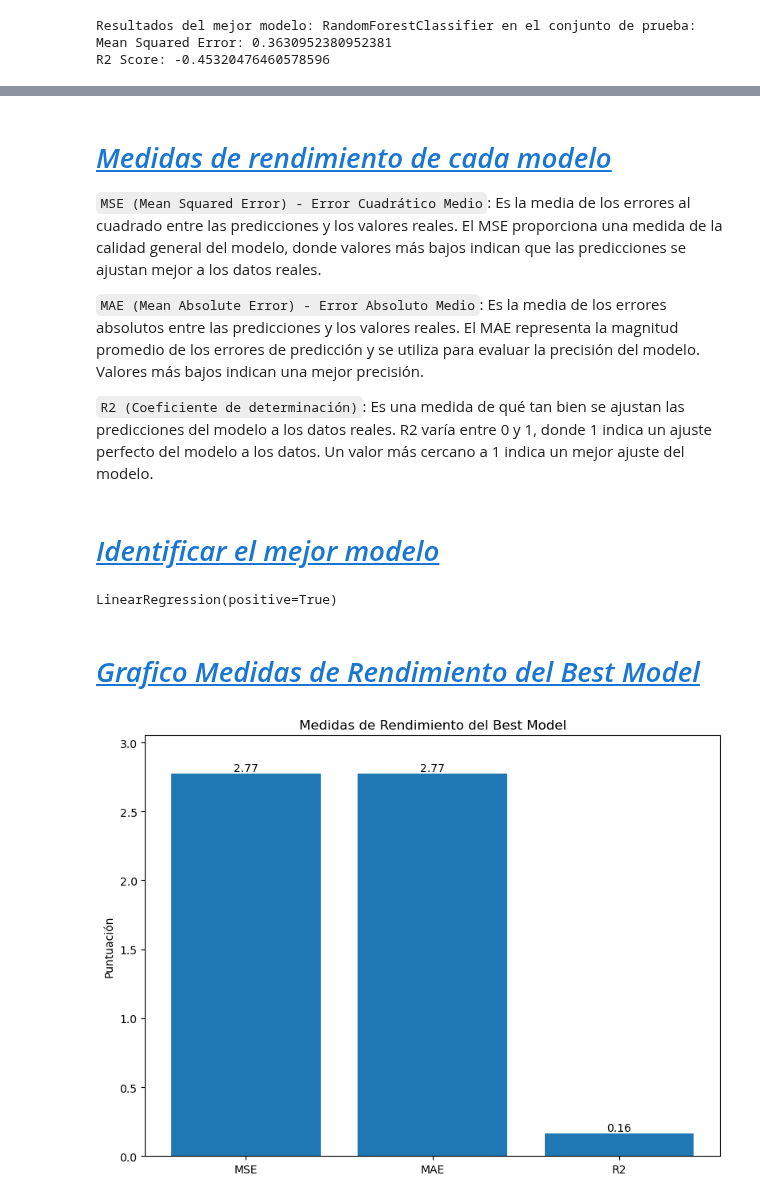
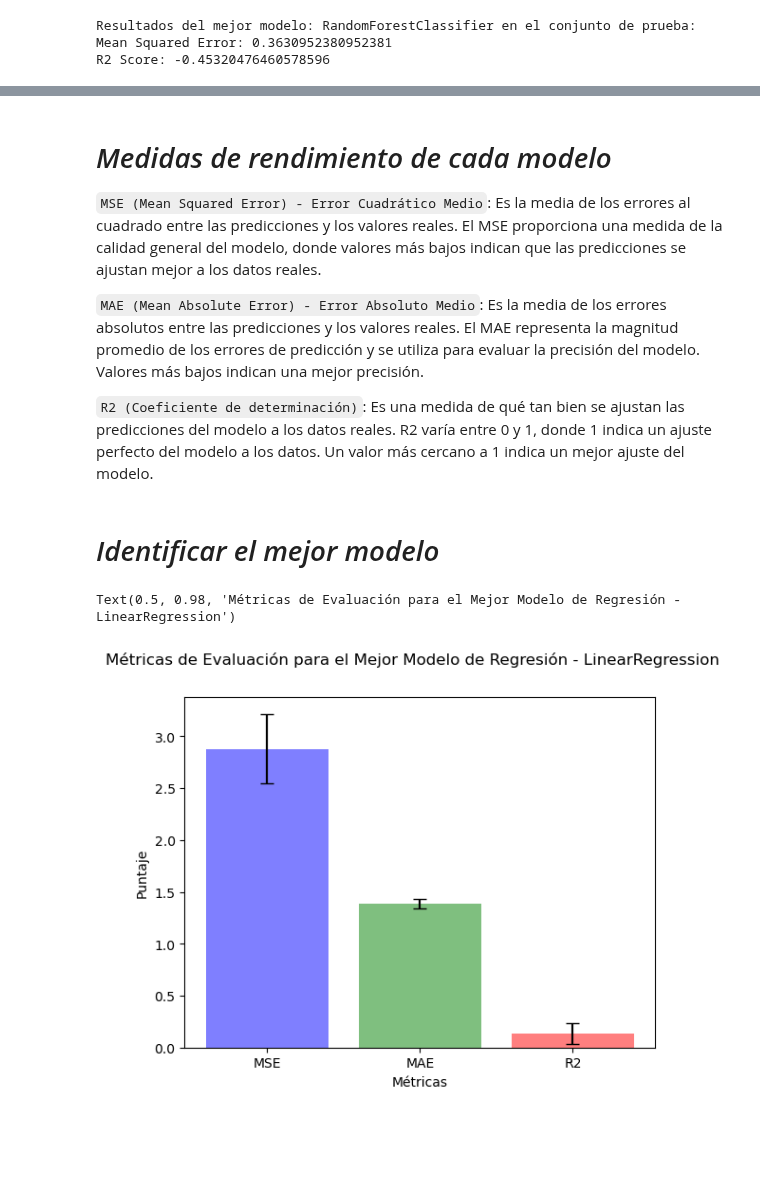
Before and after one commit to tonporaqui/tesis, a Jupyter notebook: jupyter_notebook/notebooks/compara_algoritmos.ipynb, the cells around one changed output, grey strips where cells are left out. Cells and saved outputs as stored; diff of their text form; code cells hidden in the pictures; blank space fills up the shorter version.

```diff
--- a/jupyter_notebook/notebooks/compara_algoritmos.ipynb
+++ b/jupyter_notebook/notebooks/compara_algoritmos.ipynb
@@ -576,5 +600,5 @@ plt.show()
 # %% [markdown]
-# <a id='toc21_'></a>[_Medidas de rendimiento de cada modelo_](#toc0_)
+# _Medidas de rendimiento de cada modelo_
 
 `MSE (Mean Squared Error) - Error Cuadrático Medio`: Es la media de los errores al cuadrado entre las predicciones y los valores reales. El MSE proporciona una medida de la calidad general del modelo, donde valores más bajos indican que las predicciones se ajustan mejor a los datos reales.
 
@@ -582,61 +606,19 @@ plt.show()
 
 `R2 (Coeficiente de determinación)`: Es una medida de qué tan bien se ajustan las predicciones del modelo a los datos reales. R2 varía entre 0 y 1, donde 1 indica un ajuste perfecto del modelo a los datos. Un valor más cercano a 1 indica un mejor ajuste del modelo.
 # %% [markdown]
-# <a id='toc22_'></a>[_Identificar el mejor modelo_](#toc0_)
+# _Identificar el mejor modelo_
-# %%
-best_model_name = None  # Variable para almacenar el nombre del mejor modelo
-best_mse = float("inf")  # Variable para almacenar el valor mínimo de MSE
-best_mae = float("inf")  # Variable para almacenar el valor mínimo de MAE
-best_r2 = float("-inf")  # Variable para almacenar el valor máximo de R2
-
-for model_name, model_results in results.items():
-    mse = model_results["MSE"]  # MSE del modelo actual
-    mae = model_results["MAE"]  # MAE del modelo actual
-    r2 = model_results["R2"]    # R2 del modelo actual
-
-    if mse < best_mse and mae < best_mae and r2 > best_r2:
-        # Si el modelo actual tiene un MSE y MAE menor, y un R2 mayor que el mejor modelo actual
-        best_model_name = model_name  # Actualizar el nombre del mejor modelo
-        best_mse = mse  # Actualizar el valor mínimo de MSE
-        best_mae = mae  # Actualizar el valor mínimo de MAE
-        best_r2 = r2    # Actualizar el valor máximo de R2
-
-best_model = models_regresion[model_names.index(best_model_name)]
-# %%
-best_model.fit(X, y)
-# %% [output]
-LinearRegression(positive=True)
-# %% [markdown]
-# <a id='toc23_'></a>[_Grafico Medidas de Rendimiento del Best Model_](#toc0_)
-# %%
-# Crear la figura y los subplots
-fig, ax = plt.subplots(figsize=(8, 6))
-
-# Obtener las métricas para el best_model
-best_model_metrics = results[best_model_name]
-
-# Crear las barras para el best_model y las métricas
-scores = [best_model_metrics[metric] for metric in metrics]
-bars = ax.bar(metrics, scores)
-
-# Agregar etiquetas a las barras
-for bar in bars:
-    height = bar.get_height()
-    ax.text(
-        bar.get_x() + bar.get_width() / 2,
-        height,
-        f"{height:.2f}",  # Agregar el valor con dos decimales
-        ha="center",
-        va="bottom"
-    )
-
-# Configurar el eje y y las etiquetas
-ax.set_ylabel("Puntuación")
-ax.set_title("Medidas de Rendimiento del Best Model")
-plt.ylim(0, max(scores) * 1.1)  # Ajustar el límite del eje y para mostrar todas las barras
-
-# Mostrar el gráfico
-plt.tight_layout()
-plt.show()
-# %% [output]
-[figure, removed]
+# %%
+# Generar gráfico de MSE, MAE, R2, media y desviación estándar de los mejores modelos
+metrics = ['MSE', 'MAE', 'R2']
+model_name = best_model.__class__.__name__
+scores = [best_mse, best_mae, best_r2]
+std_scores = [np.std(mse_scores), np.std(mae_scores), np.std(r2_scores)]
+
+plt.bar(metrics, scores, yerr=std_scores, align='center', alpha=0.5, color=colors)
+plt.errorbar(metrics, scores, yerr=std_scores, fmt='none', ecolor='black', capsize=5)
+plt.xlabel('Métricas')
+plt.ylabel('Puntaje')
+plt.suptitle('Métricas de Evaluación para el Mejor Modelo de Regresión - ' + model_name)
+# %% [output]
+Text(0.5, 0.98, 'Métricas de Evaluación para el Mejor Modelo de Regresión - LinearRegression')
+[figure, added]
```
Also changed, not shown: parts of 38 cells of this notebook, 1 other file.
